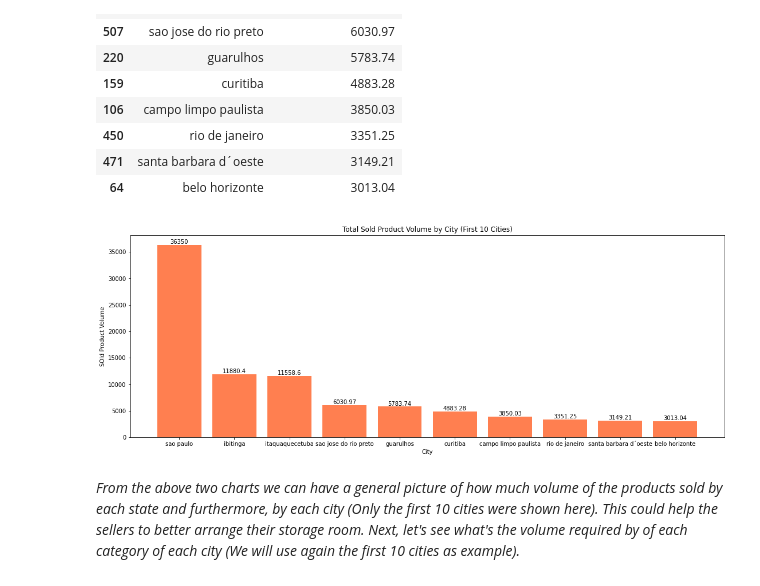
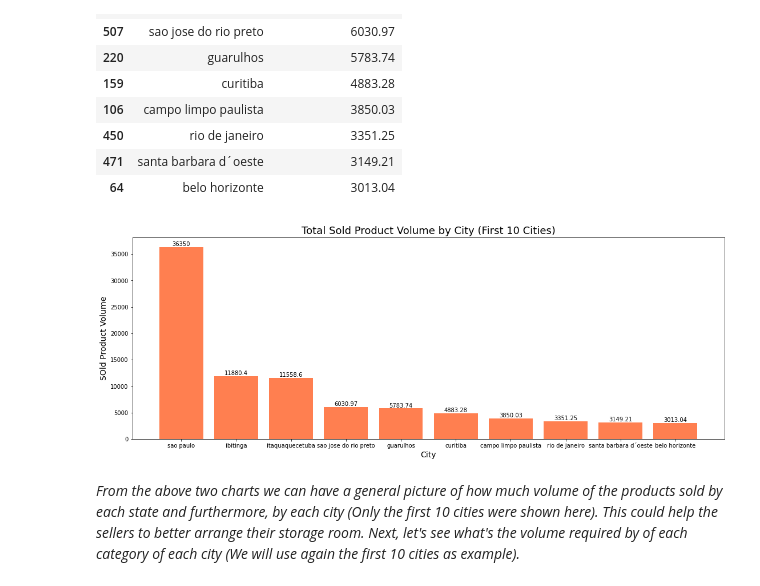
Before and after one commit to Dogecat0/kaggle_projects, a Jupyter notebook: kaggle_brazilian_ecommerce_dataset_by_olist/kaggle_brazillian_ecommence_EDA.ipynb, the cells around one changed output. Saved outputs shown, nothing was run; the diff lists cells and outputs as text; code cells hidden in the pictures.

```diff
--- a/kaggle_brazilian_ecommerce_dataset_by_olist/kaggle_brazillian_ecommence_EDA.ipynb
+++ b/kaggle_brazilian_ecommerce_dataset_by_olist/kaggle_brazillian_ecommence_EDA.ipynb
@@ -432,15 +424,15 @@ df_seller_product_volume_bycity
 # %%
 ax = plt.figure(figsize=(16, 7)).add_axes([0, 0, 0.9, 0.7])
 bars = ax.bar(df_seller_product_volume_bycity['seller_city'],
               df_seller_product_volume_bycity['product_volume_m3'], color='coral')
 ax.bar_label(bars)
 
-ax.set_title("Total Sold Product Volume by City (First 10 Cities)")
-ax.set_xlabel('City')
-ax.set_ylabel('SOld Product Volume')
+ax.set_title("Total Sold Product Volume by City (First 10 Cities)", fontsize=18)
+ax.set_xlabel('City', fontsize=14)
+ax.set_ylabel('SOld Product Volume', fontsize=14)
 plt.show()
 # %% [output]
-[figure, old version]
+[figure, new version]
 # %% [markdown]
 *From the above two charts we can have a general picture of how much volume of the products sold by each state and furthermore, by each city (Only the first 10 cities were shown here). This could help the sellers to better arrange their storage room. Next, let's see what's the volume required by of each category of each city (We will use again the first 10 cities as example).*
 # %% [markdown]
```
Also changed, not shown: parts of 29 cells of this notebook.
